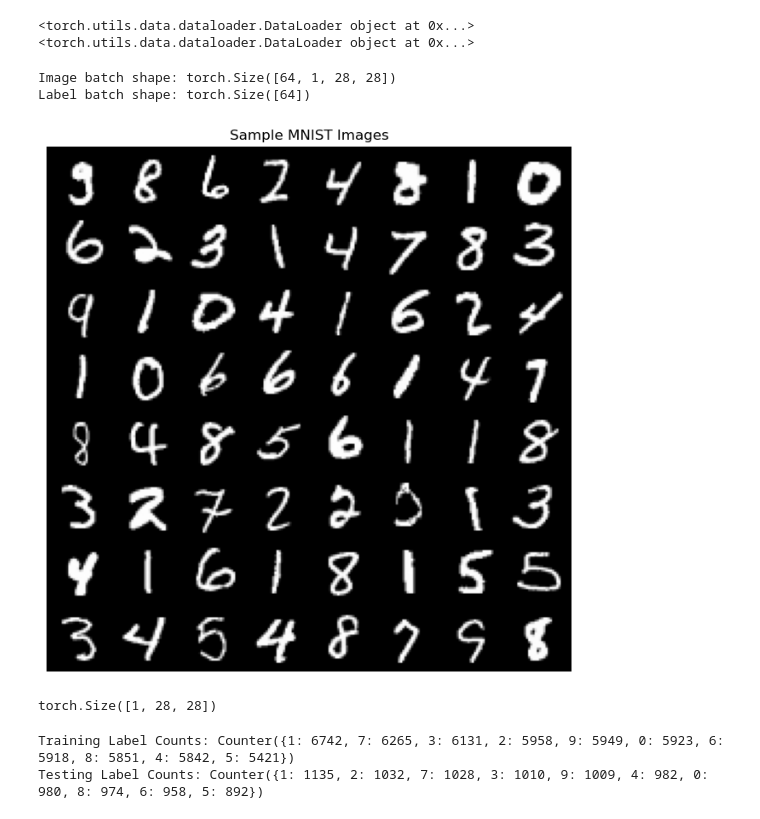
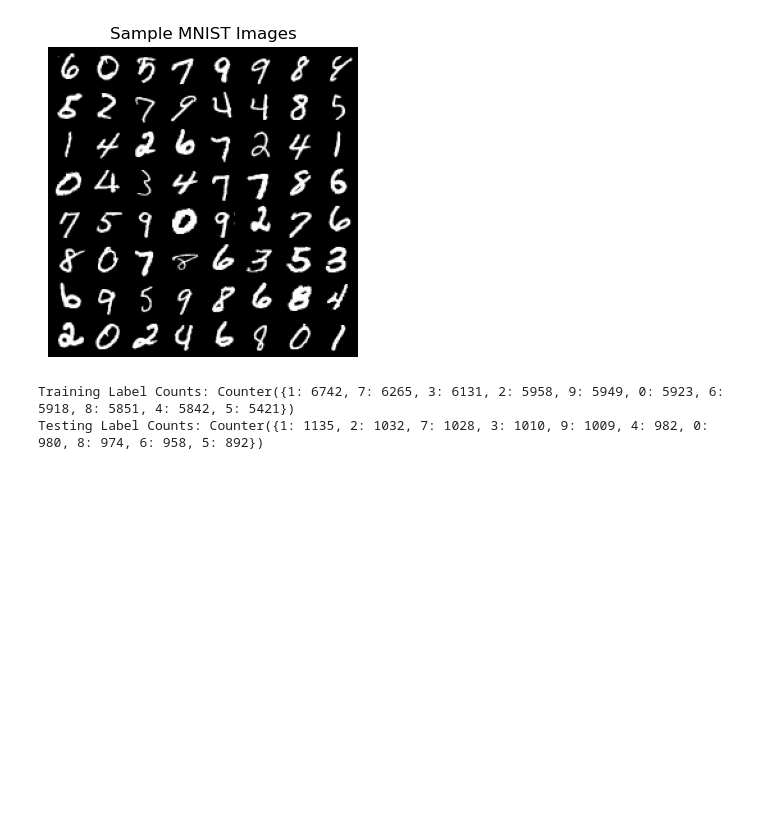
Before and after one commit to hmzi67/task-vector, a Jupyter notebook: app.ipynb, the cells around one changed output. Drawn from its saved outputs; the diff is of its cells as text; code cells hidden in the pictures; blank space fills up the shorter version.

```diff
--- a/app.ipynb
+++ b/app.ipynb
@@ -59,46 +43,18 @@ Transform: Compose(
 # Create data loaders for easy batching
 train_loader = DataLoader(train_dataset, batch_size=64, shuffle=True)
 test_loader = DataLoader(test_dataset, batch_size=64, shuffle=True)
-
-print(train_loader)
-print(test_loader)
-# %% [output]
-<torch.utils.data.dataloader.DataLoader object at 0x...>
-<torch.utils.data.dataloader.DataLoader object at 0x...>
-# %%
-# Verify the dataset shapes
-for images, labels in train_loader:
-    print("Image batch shape:", images.shape)
-    print("Label batch shape:", labels.shape)
-    break  # Show only one batch
-# %% [output]
-Image batch shape: torch.Size([64, 1, 28, 28])
-Label batch shape: torch.Size([64])
 # %%
-import matplotlib.pyplot as plt
-import torchvision
+images, labels = next(iter(train_loader))
 
-# Function to display a batch of images and their labels
-def show_mnist_images(loader):
-    # Get one batch of images and labels
-    images, labels = next(iter(loader))
+# Create a grid of images (8x8) for display
+grid = torchvision.utils.make_grid(images[:64], nrow=8, padding=2, normalize=True)
 
-    # Create a grid of images (8x8) for display
-    grid = torchvision.utils.make_grid(images[:64], nrow=8, padding=2, normalize=True)
-
-    # Display the images in a grid
-    plt.figure(figsize=(8, 8))
-    plt.imshow(grid.permute(1, 2, 0))  # Rearrange dimensions for matplotlib (H x W x C)
-    plt.axis('off')
-    plt.title("Sample MNIST Images")
-    plt.show()
-
-# Display images from the training loader
-show_mnist_images(train_loader)
+# Display the images in a grid
+plt.figure(figsize=(4, 8))
+plt.imshow(grid.permute(1, 2, 0))  # Rearrange dimensions for matplotlib (H x W x C)
+plt.axis('off')
+plt.title("Sample MNIST Images")
+plt.show()
 # %% [output]
-[figure, old version]
+[figure, new version]
-# %%
-images[1].shape
-# %% [output]
-torch.Size([1, 28, 28])
 # %%
```
Also changed, not shown: parts of 26 cells of this notebook.
